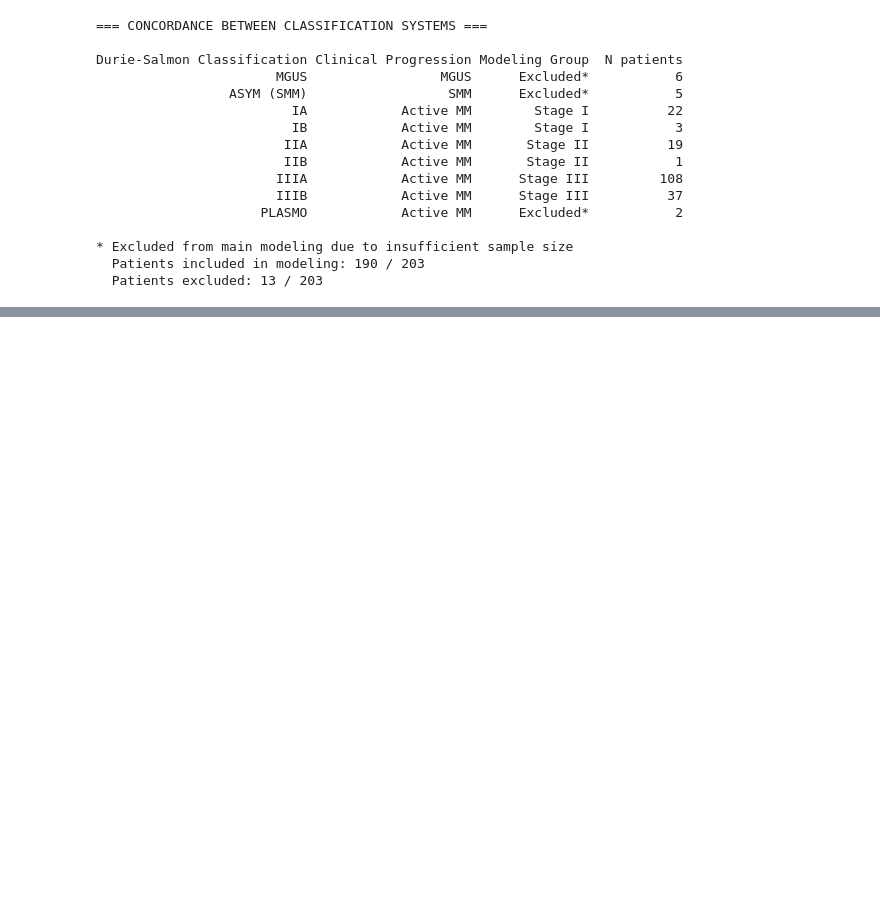
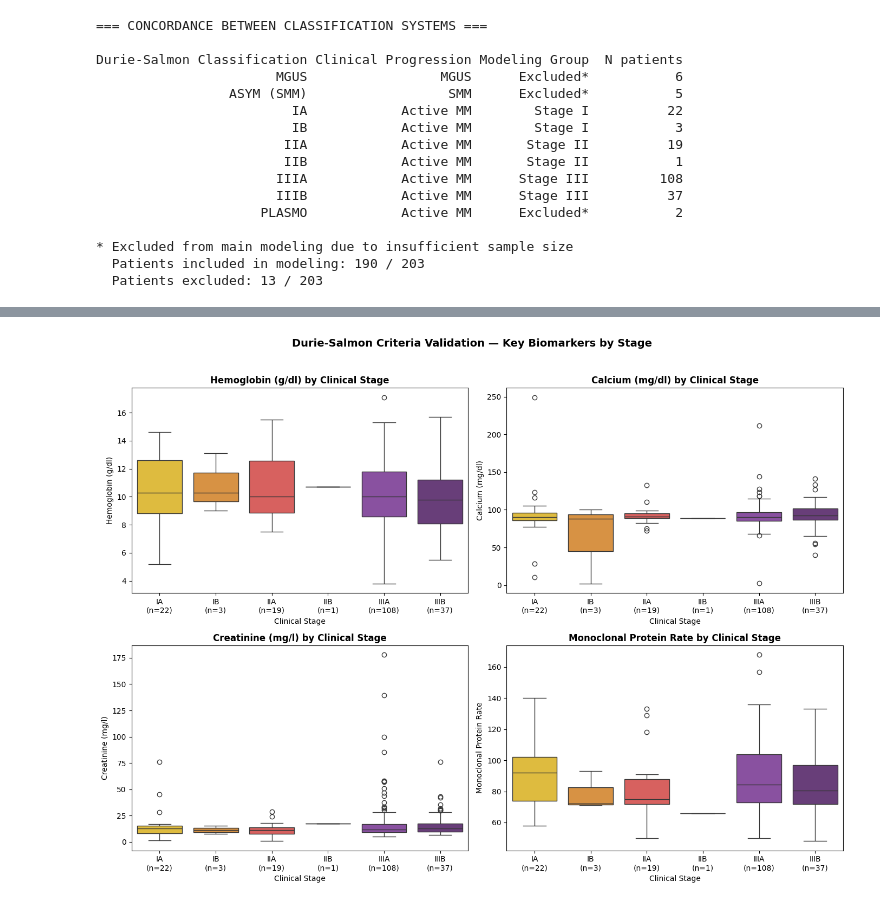
Before and after one commit to miguelm71/myeloma-explainability, a Jupyter notebook: notebooks/01_eda.ipynb, the cells around one changed output, grey strips where cells are left out. Cells and saved outputs as stored; diff of their text form; code cells hidden in the pictures; blank space fills up the shorter version.

Commit message:
EDA: Durie-Salmon validation, missing values analysis and preprocessing strategy

```diff
--- a/notebooks/01_eda.ipynb
+++ b/notebooks/01_eda.ipynb
@@ -170,3 +170,74 @@ Durie-Salmon Classification Clinical Progression Modeling Group  N patients
 * Excluded from main modeling due to insufficient sample size
   Patients included in modeling: 190 / 203
   Patients excluded: 13 / 203
+# %%
+# =============================================================================
+# DURIE-SALMON CRITERIA VALIDATION
+# =============================================================================
+# The Durie-Salmon staging system classifies Multiple Myeloma into 3 stages
+# based on the following clinical criteria:
+#
+# Stage I (low tumor burden):
+#   - Hemoglobin > 10 g/dl
+#   - Normal calcium levels
+#   - Normal bone X-ray or single lytic lesion
+#   - Low monoclonal protein levels
+#
+# Stage III (high tumor burden):
+#   - Hemoglobin < 8.5 g/dl
+#   - Calcium > 12 mg/dl
+#   - Multiple lytic bone lesions
+#   - High monoclonal protein levels
+#
+# Sub-classification A/B based on kidney function:
+#   - A: creatinine < 20 mg/l (normal kidney function)
+#   - B: creatinine > 20 mg/l (kidney failure)
+#
+# Stage II: neither Stage I nor Stage III criteria
+#
+# Here we validate whether the dataset features are clinically coherent
+# with the staging criteria by comparing key biomarkers across stages.
+# =============================================================================
+
+import seaborn as sns
+
+# Filter only modeled stages (exclude MGUS, ASYM, PLASMO)
+df_model = df[df['CLASS_LABEL'].isin(['IA', 'IB', 'IIA', 'IIB', 'IIIA', 'IIIB'])].copy()
+
+# Key biomarkers according to Durie-Salmon criteria
+biomarkers = {
+    'CBC_Hgb': 'Hemoglobin (g/dl)',
+    'Ca': 'Calcium (mg/dl)',
+    'creat': 'Creatinine (mg/l)',
+    'prot_rate': 'Monoclonal Protein Rate'
+}
+
+stage_order = ['IA', 'IB', 'IIA', 'IIB', 'IIIA', 'IIIB']
+palette = ['#f9ca24', '#f0932b', '#eb4d4b', '#c0392b', '#8e44ad', '#6c3483']
+
+# Sample counts per stage
+stage_counts = df_model['CLASS_LABEL'].value_counts()
+x_labels = [f'{s}\n(n={stage_counts.get(s, 0)})' for s in stage_order]
+
+fig, axes = plt.subplots(2, 2, figsize=(14, 10))
+axes = axes.flatten()
+
+for idx, (col, label) in enumerate(biomarkers.items()):
+    sns.boxplot(
+        data=df_model,
+        x='CLASS_LABEL', y=col,
+        order=stage_order,
+        palette=palette,
+        ax=axes[idx]
+    )
+    axes[idx].set_title(f'{label} by Clinical Stage', fontweight='bold')
+    axes[idx].set_xlabel('Clinical Stage')
+    axes[idx].set_ylabel(label)
+    axes[idx].set_xticklabels(x_labels)
+
+plt.suptitle('Durie-Salmon Criteria Validation — Key Biomarkers by Stage',
+             fontsize=14, fontweight='bold', y=1.02)
+plt.tight_layout()
+plt.savefig('../notebooks/durie_salmon_validation.png', dpi=150, bbox_inches='tight')
+plt.show()
+# %% [output]
@@ -172,0 +259 @@ Durie-Salmon Classification Clinical Progression Modeling Group  N patients
+[figure, added]
```
Also changed, not shown: parts of 1 cell of this notebook, 3 other files.
